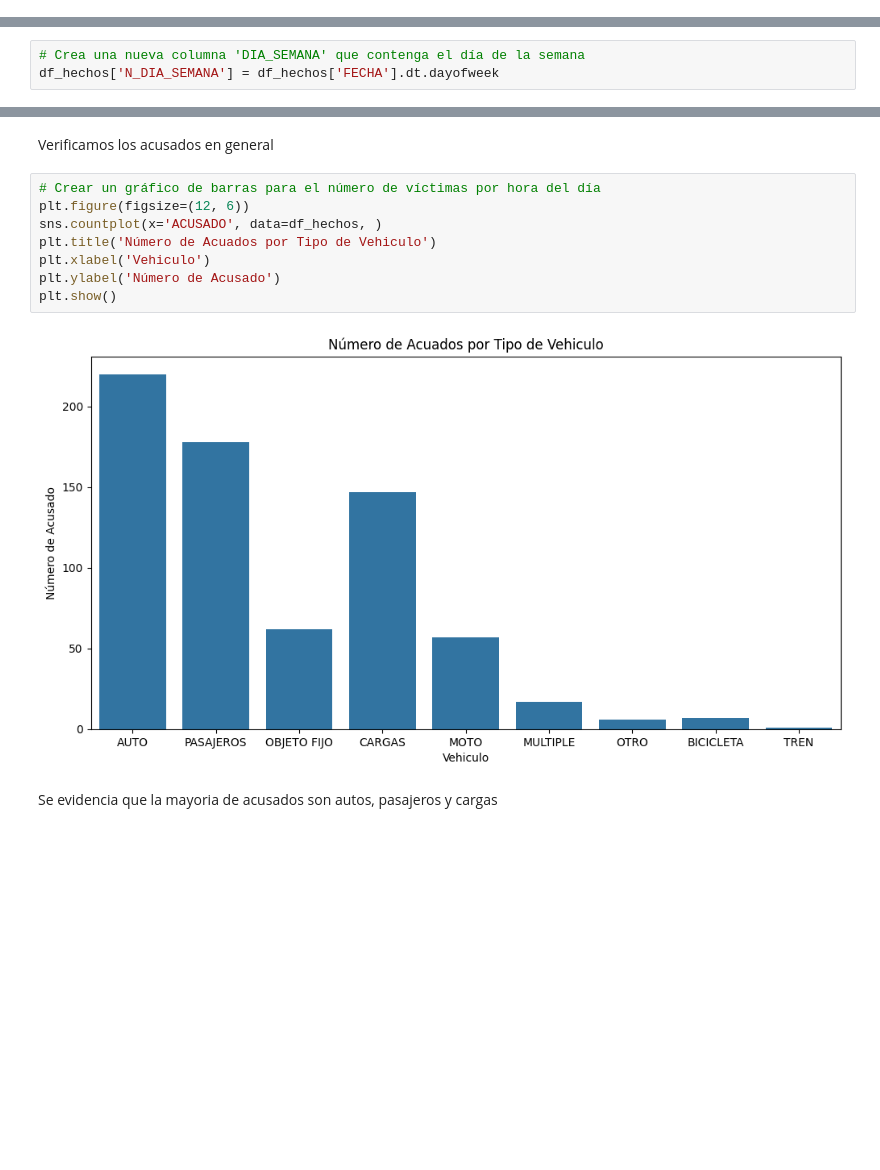
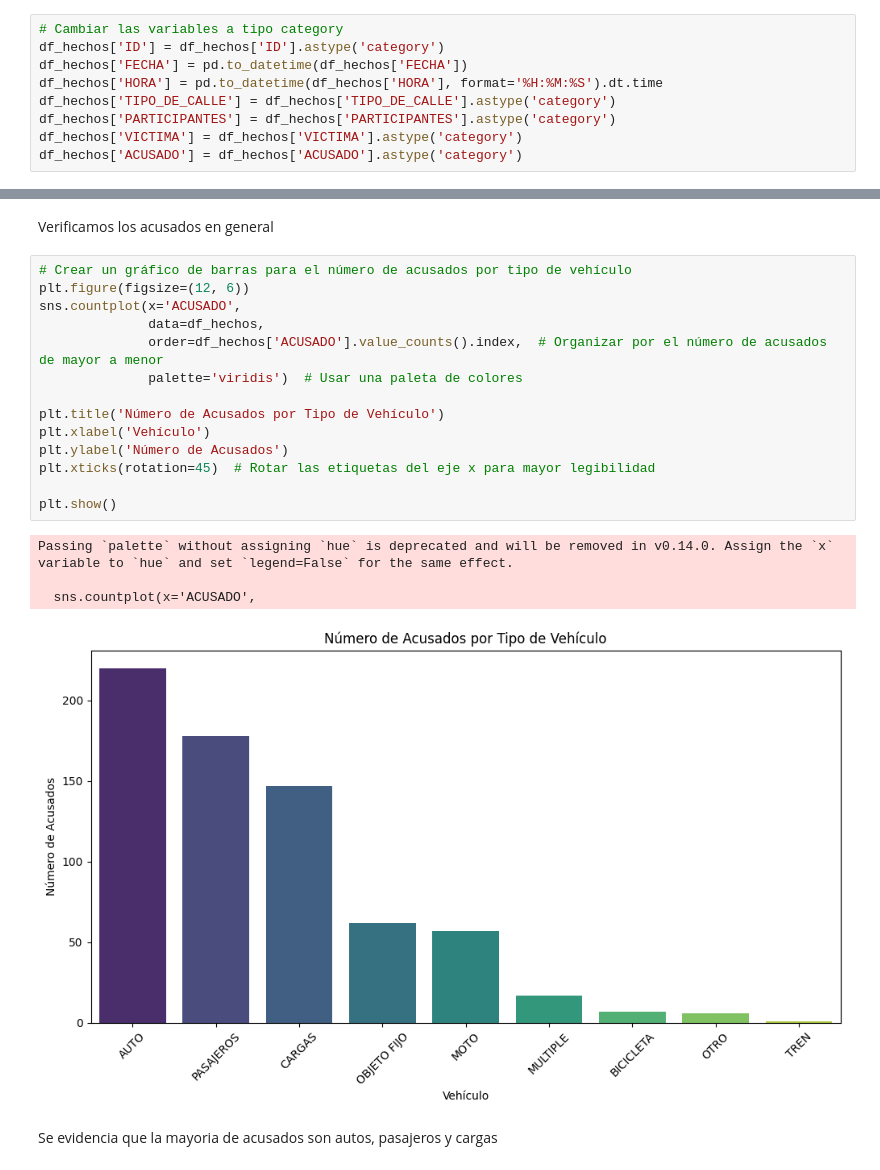
Before and after one commit to williamCastro32/Siniestros_Viales-, a Jupyter notebook: EDA/EDA.ipynb, the cells around one changed output, grey strips where cells are left out. Drawn from its saved outputs; the diff is of its cells as text; blank space fills up the shorter version.

```diff
--- a/EDA/EDA.ipynb
+++ b/EDA/EDA.ipynb
@@ -48,0 +40,9 @@ df_hechos.describe(include='all')
+# %%
+# Cambiar las variables a tipo category
+df_hechos['ID'] = df_hechos['ID'].astype('category')
+df_hechos['FECHA'] = pd.to_datetime(df_hechos['FECHA'])
+df_hechos['HORA'] = pd.to_datetime(df_hechos['HORA'], format='%H:%M:%S').dt.time
+df_hechos['TIPO_DE_CALLE'] = df_hechos['TIPO_DE_CALLE'].astype('category')
+df_hechos['PARTICIPANTES'] = df_hechos['PARTICIPANTES'].astype('category')
+df_hechos['VICTIMA'] = df_hechos['VICTIMA'].astype('category')
+df_hechos['ACUSADO'] = df_hechos['ACUSADO'].astype('category')
@@ -137,6 +140,3 @@ df_hechos['FECHA'] = pd.to_datetime(df_hechos['FECHA'])
-# %%
-# Crea una nueva columna 'DIA_SEMANA' que contenga el día de la semana
-df_hechos['N_DIA_SEMANA'] = df_hechos['FECHA'].dt.dayofweek
 # %%
 dias_semana = {
     0: 'Lunes',
@@ -221,15 +230,24 @@ Aquí se evidencia que la mayoría de las víctimas son motociclistas y peatones
 # %% [markdown]
 Verificamos los acusados en general
 # %%
-# Crear un gráfico de barras para el número de víctimas por hora del día
+# Crear un gráfico de barras para el número de acusados por tipo de vehículo
 plt.figure(figsize=(12, 6))
-sns.countplot(x='ACUSADO', data=df_hechos, )
-plt.title('Número de Acuados por Tipo de Vehiculo')
-plt.xlabel('Vehiculo')
-plt.ylabel('Número de Acusado')
+sns.countplot(x='ACUSADO',
+              data=df_hechos,
+              order=df_hechos['ACUSADO'].value_counts().index,  # Organizar por el número de acusados de mayor a menor
+              palette='viridis')  # Usar una paleta de colores
+
+plt.title('Número de Acusados por Tipo de Vehículo')
+plt.xlabel('Vehículo')
+plt.ylabel('Número de Acusados')
+plt.xticks(rotation=45)  # Rotar las etiquetas del eje x para mayor legibilidad
+
 plt.show()
 # %% [output]
+Passing `palette` without assigning `hue` is deprecated and will be removed in v0.14.0. Assign the `x` variable to `hue` and set `legend=False` for the same effect.
+
+  sns.countplot(x='ACUSADO',
-[figure, old version]
+[figure, new version]
 # %% [markdown]
 Se evidencia que la mayoria de acusados son autos, pasajeros y cargas
 # %%
```
Also changed, not shown: parts of 58 cells of this notebook, 8 other files.
